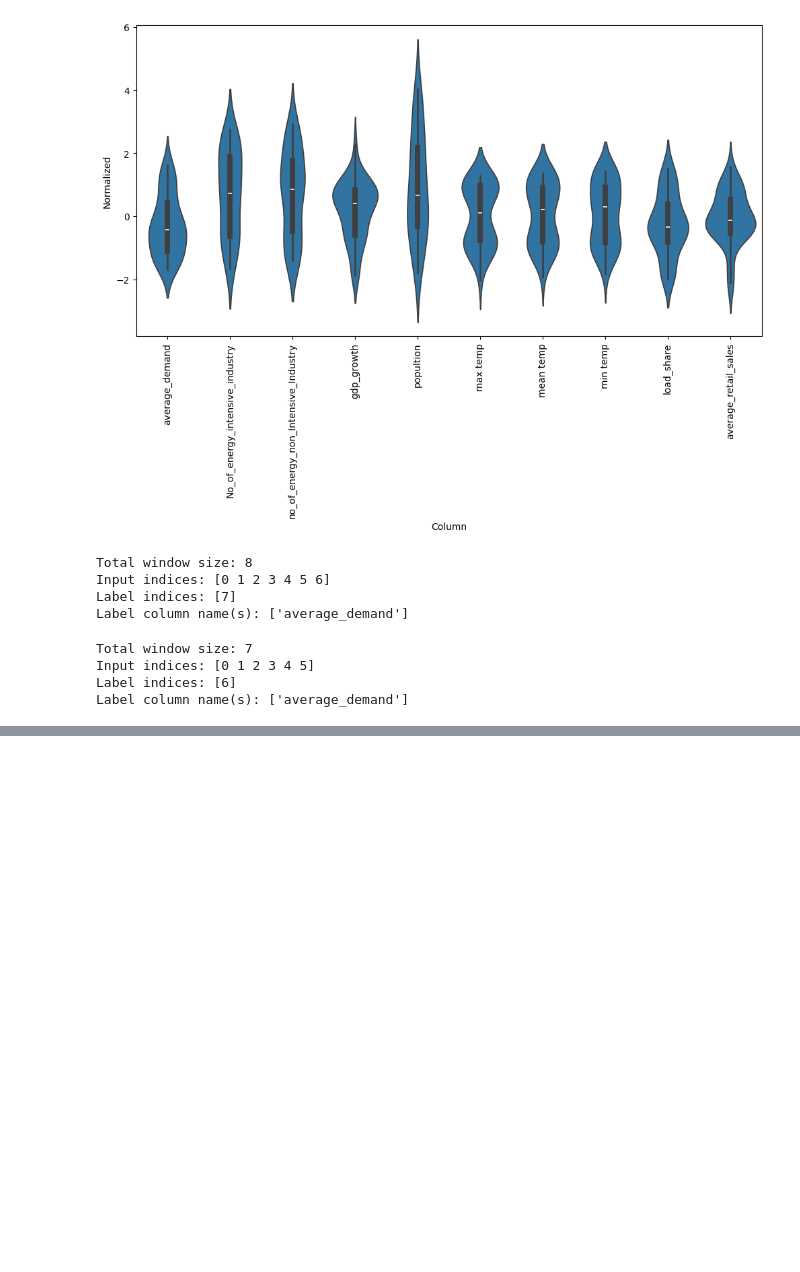
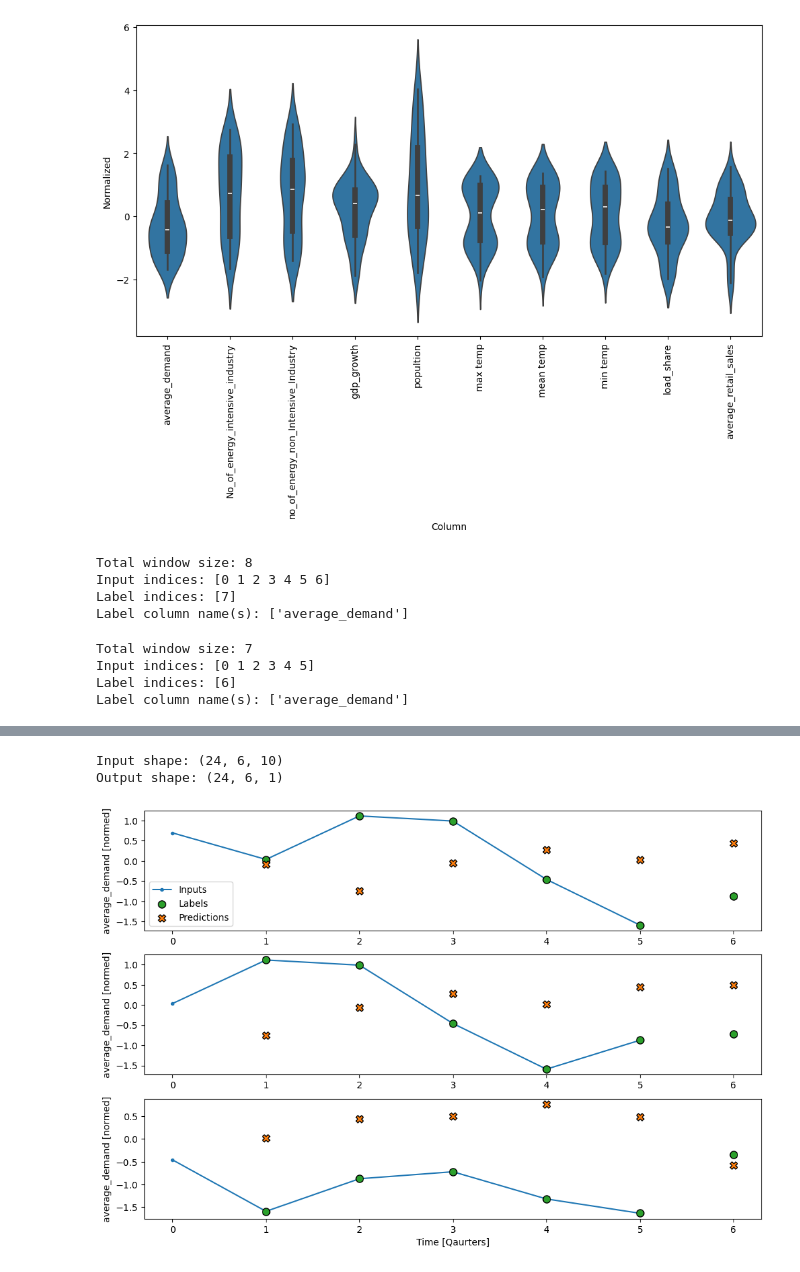
Before and after one commit to Hrithik2212/Forecast-Power, a Jupyter notebook: 01_Starter_Notebook.ipynb, the cells around one changed output, grey strips where cells are left out. Saved outputs shown, nothing was run; the diff lists cells and outputs as text; code cells hidden in the pictures; blank space fills up the shorter version.

```diff
--- a/01_Starter_Notebook.ipynb
+++ b/01_Starter_Notebook.ipynb
@@ -230,0 +253,16 @@ array([[[ 0.42290656, -0.8509169 , -1.35633738,  0.31364389,
+# %%
+def make_dataset(self, data):
+  data = np.array(data, dtype=np.float32)
+  ds = tf.keras.utils.timeseries_dataset_from_array(
+      data=data,
+      targets=None,
+      sequence_length=self.total_window_size,
+      sequence_stride=1,
+      shuffle=True,
+      batch_size=32,)
+
+  ds = ds.map(self.split_window)
+
+  return ds
+
+WindowGenerator.make_dataset = make_dataset
@@ -230,0 +417,8 @@ array([[[ 0.42290656, -0.8509169 , -1.35633738,  0.31364389,
+# %%
+print('Input shape:', wide_window.example[0].shape)
+print('Output shape:', linear(wide_window.example[0]).shape)
+wide_window.plot(linear)
+# %% [output]
+Input shape: (24, 6, 10)
+Output shape: (24, 6, 1)
+[figure, added]
```
Also changed, not shown: parts of 29 cells of this notebook.
